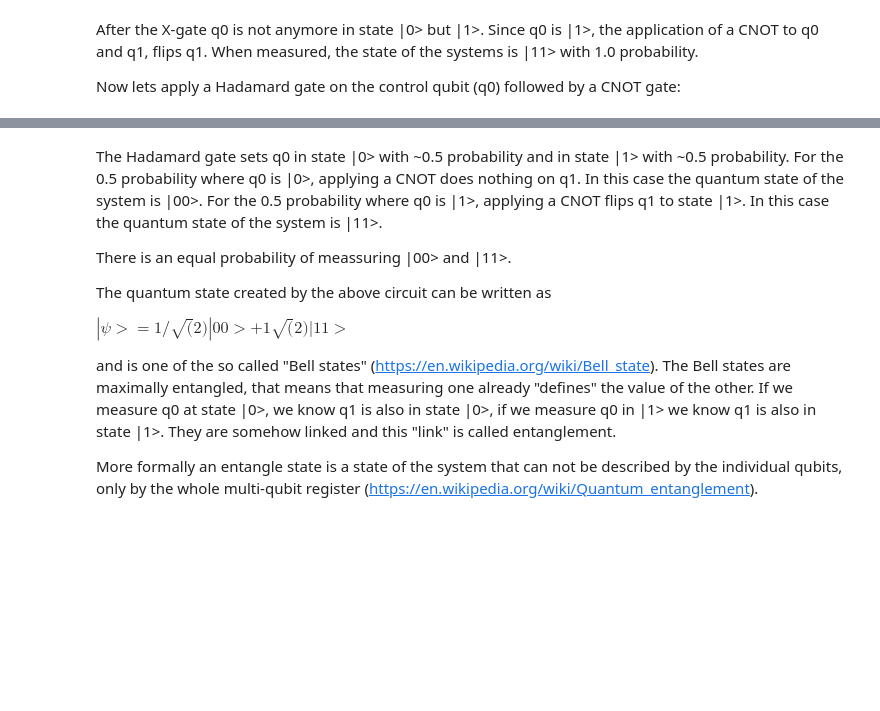
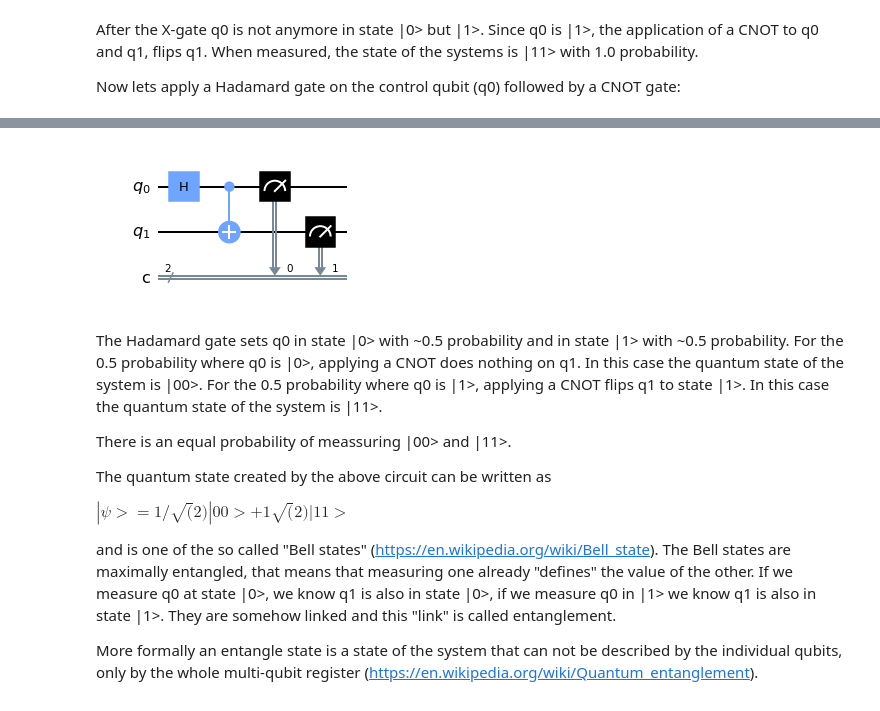
Before and after one commit to sara-nl/QuantumComputing, a Jupyter notebook: notebooks/Basics_and_Benchmarking.ipynb, the cells around one changed output, grey strips where cells are left out. Saved outputs shown, nothing was run; the diff lists cells and outputs as text; code cells hidden in the pictures; blank space fills up the shorter version.

```diff
--- a/notebooks/Basics_and_Benchmarking.ipynb
+++ b/notebooks/Basics_and_Benchmarking.ipynb
@@ -384,6 +411,8 @@ plot_histogram(counts)
 # %%
 #To visualize how the circuit looks like uncomment the line below:
-#circuitHCNOT.draw(output='mpl')
+circuitHCNOT.draw(output='mpl')
+# %% [output]
+[figure, added]
 # %% [markdown]
 The Hadamard gate sets q0 in state |0> with ~0.5 probability and in state |1> with ~0.5 probability.
 For the 0.5 probability where q0 is |0>, applying a CNOT does nothing on q1. In this case the quantum state of the system is |00>.
```
Also changed, not shown: parts of 22 cells of this notebook.
